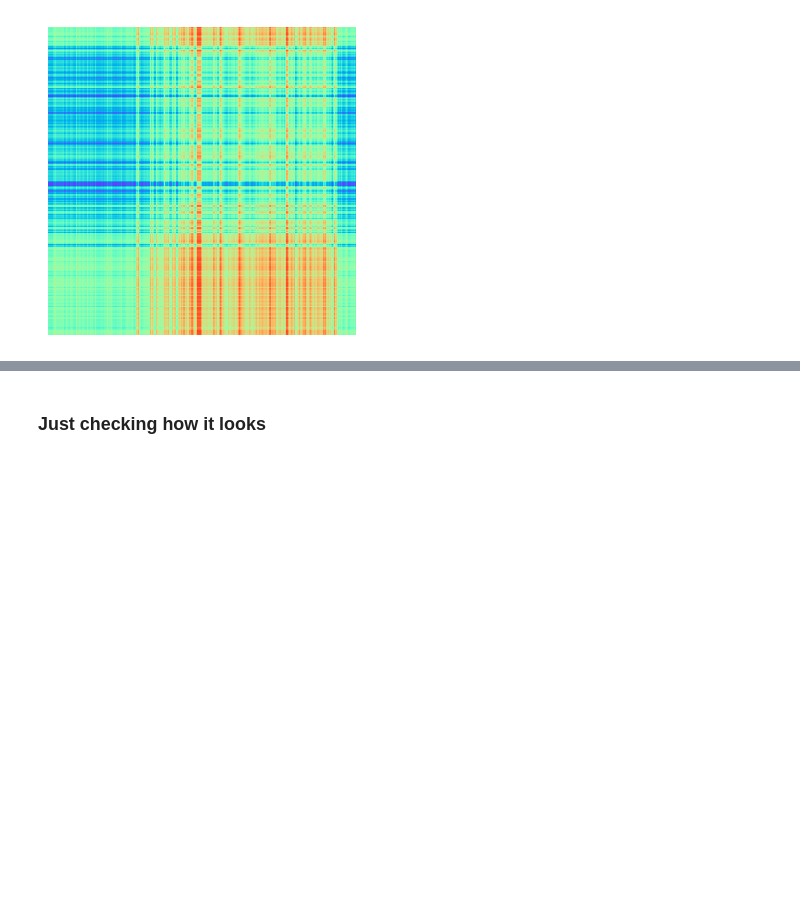
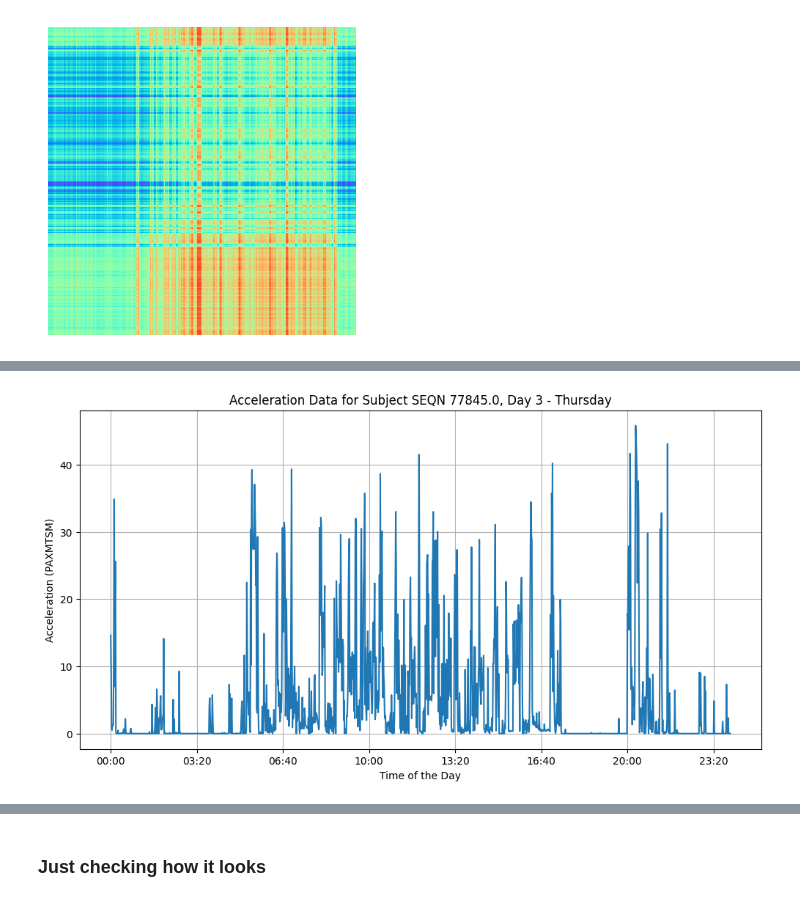
Before and after one commit to horacio-trigo/deep_accelerometer, a Jupyter notebook: AccNet24/Create_GAF_images.ipynb, the cells around one changed output, grey strips where cells are left out. Drawn from its saved outputs; the diff is of its cells as text; code cells hidden in the pictures; blank space fills up the shorter version.

```diff
--- a/AccNet24/Create_GAF_images.ipynb
+++ b/AccNet24/Create_GAF_images.ipynb
@@ -285,0 +426,4 @@ plot_gaf_image(gaf_image_example)
+# %%
+plot_subject_day_data(seqn_to_index[77845], day_index, physical_activity, subjects_seqn)
+# %% [output]
+[figure, added]
```
Also changed, not shown: parts of 17 cells of this notebook, 1 other file.
